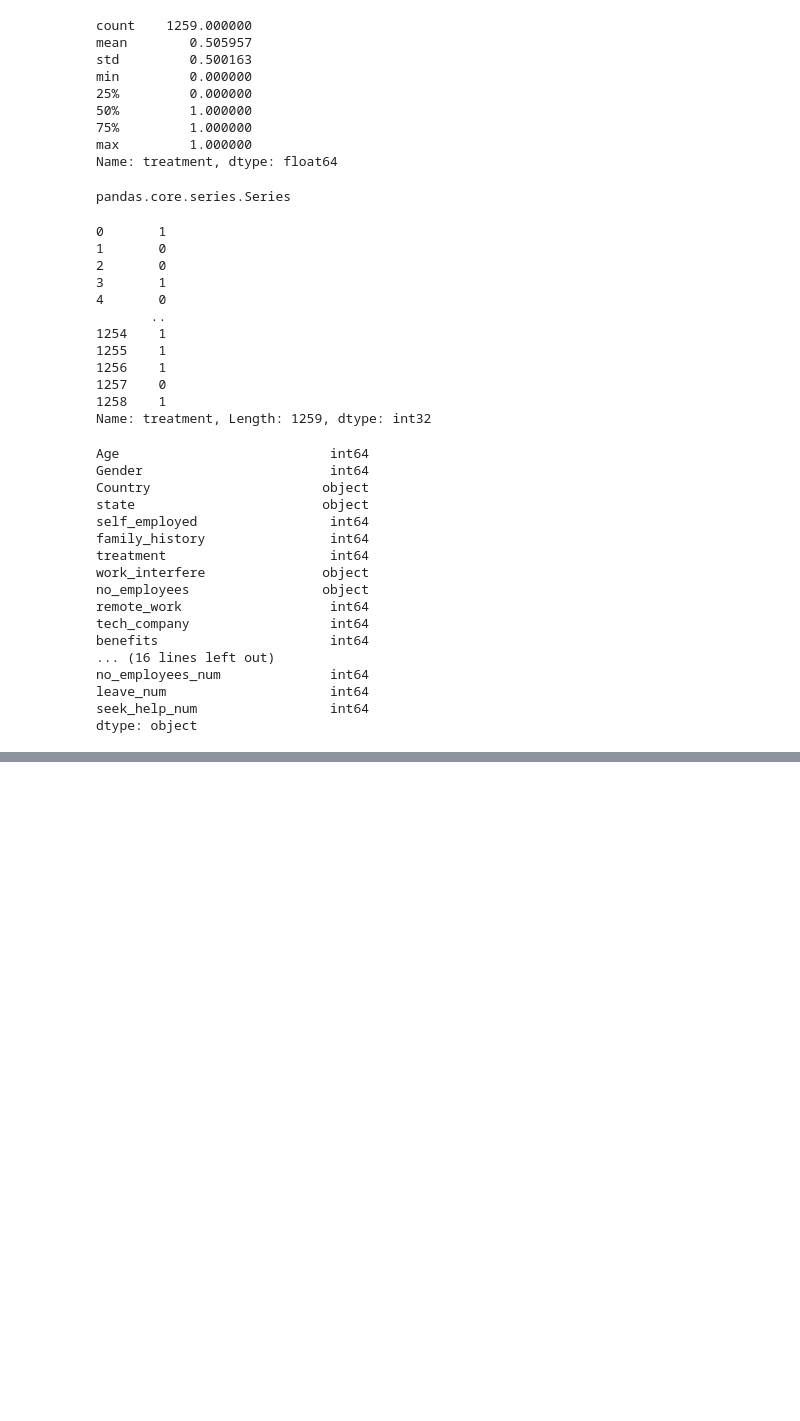
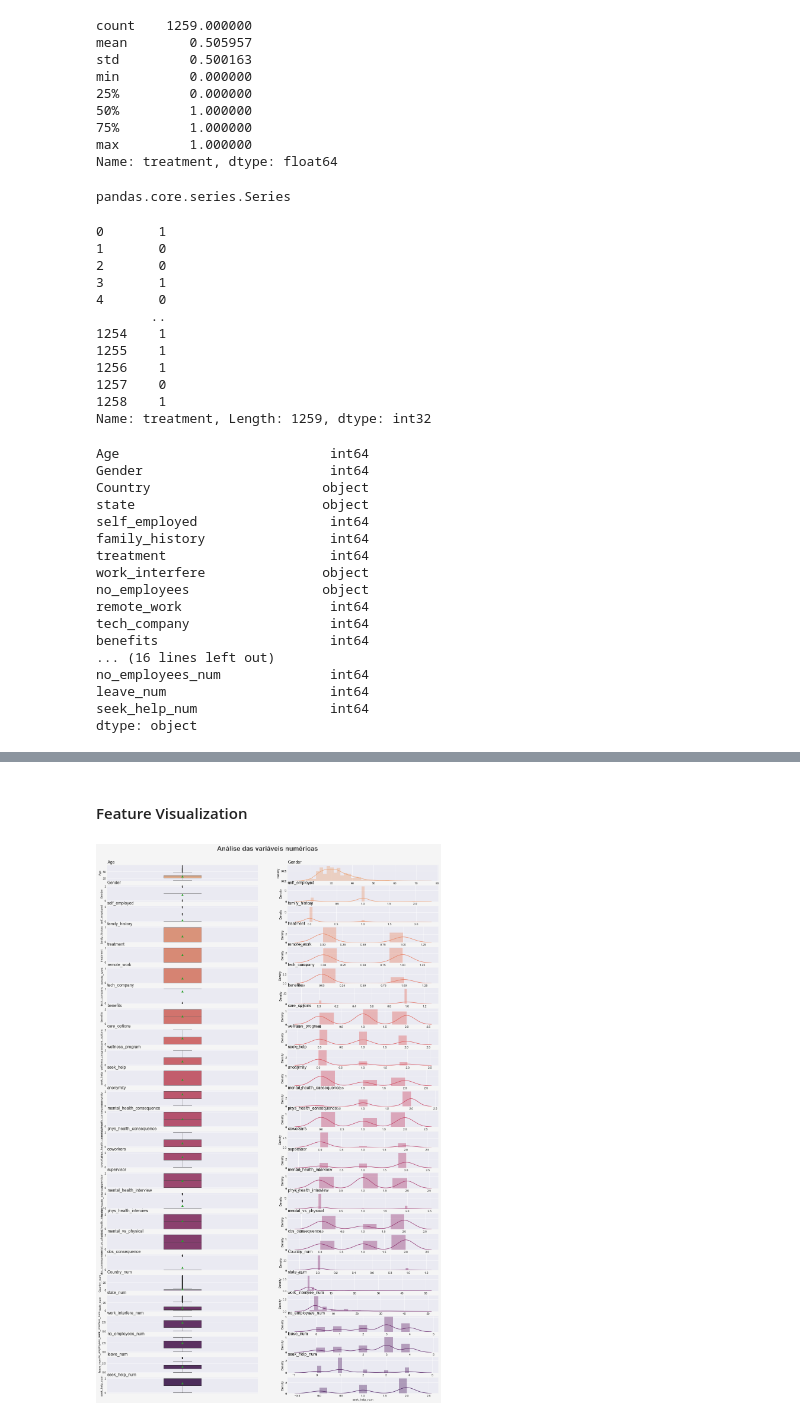
Before and after one commit to lucianawaka/datasets_mental_health, a Jupyter notebook: 1 - Mental Helth in Tech Survey/Mental Health in Tech Survey.ipynb, the cells around one changed output, grey strips where cells are left out. Saved outputs shown, nothing was run; the diff lists cells and outputs as text; code cells hidden in the pictures; blank space fills up the shorter version.

Commit message:
Feature Visualization

```diff
--- a/1 - Mental Helth in Tech Survey/Mental Health in Tech Survey.ipynb
+++ b/1 - Mental Helth in Tech Survey/Mental Health in Tech Survey.ipynb
@@ -26,6 +26,14 @@ import seaborn as sns
 
 import warnings
 warnings.filterwarnings('ignore')
+# %%
+# Panda configuration
+pd.set_option('display.max_rows', 200)
+pd.set_option('display.max_columns', 100)
+
+# Matplotlib configuration
+plt.rcParams['figure.figsize'] = (15, 6)
+plt.style.use('seaborn-darkgrid')
 # %% [markdown]
 ## 1 Data Collection
 # %%
@@ -630,3 +638,5 @@ no_employees_num              int64
 leave_num                     int64
 seek_help_num                 int64
 dtype: object
+# %%
+numerical_columns = df.columns[df.dtypes != object ]
@@ -632,0 +654,8 @@ dtype: object
+# %%
+features = df[['Age', 'Gender', 'self_employed', 'family_history', 'treatment',
+       'remote_work', 'tech_company', 'benefits', 'care_options',
+       'wellness_program', 'seek_help', 'anonymity',
+       'mental_health_consequence', 'phys_health_consequence', 'coworkers',
+       'supervisor', 'mental_health_interview', 'phys_health_interview',
+       'mental_vs_physical', 'obs_consequence', 'Country_num', 'state_num',
+       'work_interfere_num', 'no_employees_num', 'leave_num', 'seek_help_num']]
@@ -632,0 +672,52 @@ dtype: object
+# %% [markdown]
+#### Feature Visualization
+# %%
+# Grid Gráficos
+
+# Tamanho
+Figura, Eixo = plt.subplots( figsize=(20, 30) )
+
+# Cor de fundo
+Cor_fundo = '#f5f5f5'
+Figura.set_facecolor( Cor_fundo )
+
+# Paleta de cores
+paleta_cores = sns.color_palette('flare', len(numerical_columns) * 2)
+
+# Título
+plt.suptitle('Análise das variáveis numéricas', fontsize=22, color='#404040', fontweight=600)
+
+# Estrutura
+linhas =  26 # (Todas as infos. numéricas)
+colunas = 2 # (Boxplot - Distplot)
+posicao = 1 # Posição inicial do Grid
+
+#Loop para Plotar os dados
+for coluna in numerical_columns:
+
+    #Plot no Grid -- Boxplot
+    # Título
+    plt.title( f'{coluna}', loc='left', fontsize=14, fontweight=200)
+
+    plt.subplot( linhas, colunas, posicao )
+
+    #Boxplot
+    sns.boxplot( data=features, y=coluna, showmeans=True, saturation=0.75, linewidth=1,\
+                color=paleta_cores[posicao], width=0.25 )
+    posicao += 1
+
+    # Título
+    plt.title( f'{coluna}', loc='left', fontsize=14, fontweight=200)
+
+    # Plot no Grid -- Distplot
+    plt.subplot( linhas, colunas, posicao )
+
+    # Distplot
+    sns.distplot( features[coluna], color=paleta_cores[posicao-1] )
+
+    posicao += 1
+
+# Ajuste de Grid
+plt.subplots_adjust( top=0.95, hspace=0.3 )
+# %% [output]
+[figure, added]
```
Also changed, not shown: parts of 2 cells of this notebook.
